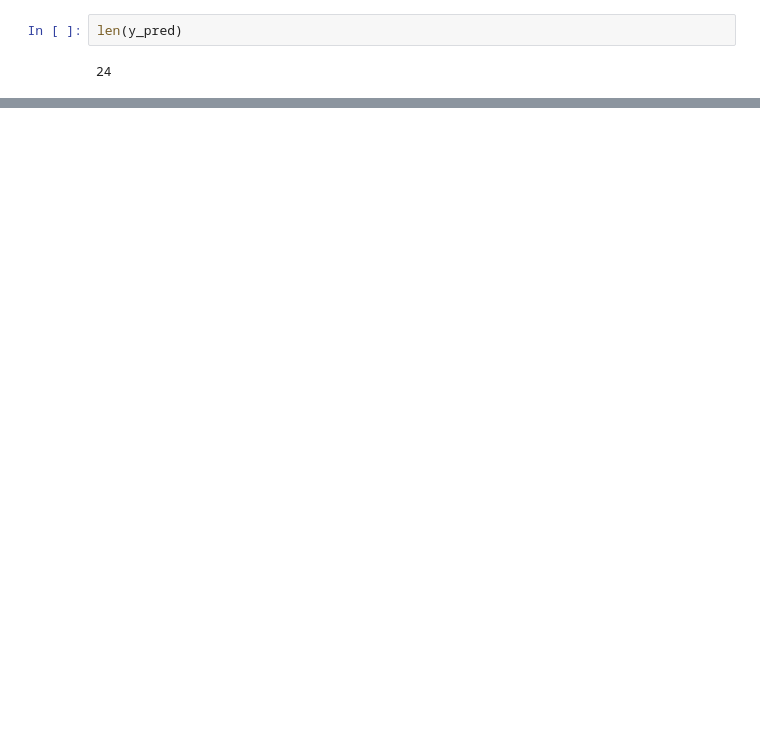
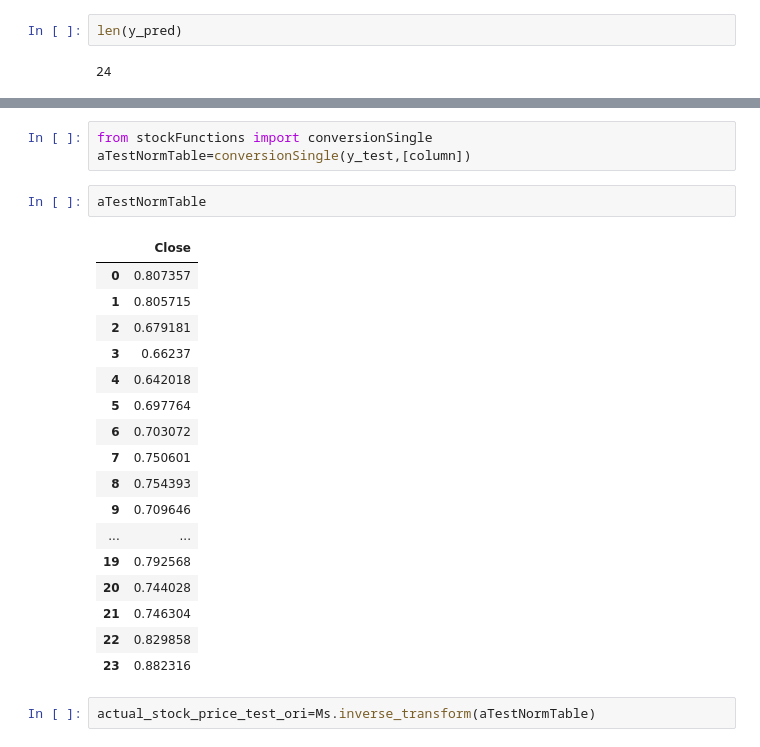
Before and after one commit to velaven/time-series, a Jupyter notebook: AR NEW1.ipynb, the cells around one changed output, grey strips where cells are left out. Drawn from its saved outputs; the diff is of its cells as text; blank space fills up the shorter version.

```diff
--- a/AR NEW1.ipynb
+++ b/AR NEW1.ipynb
@@ -207,0 +211,25 @@ ImportError: numpy.core.multiarray failed to import
+# %%
+from stockFunctions import conversionSingle
+aTestNormTable=conversionSingle(y_test,[column])
+# %%
+aTestNormTable
+# %% [output]
+|  | Close |
+| 0 | 0.807357 |
+| 1 | 0.805715 |
+| 2 | 0.679181 |
+| 3 | 0.66237 |
+| 4 | 0.642018 |
+| 5 | 0.697764 |
+| 6 | 0.703072 |
+| 7 | 0.750601 |
+| 8 | 0.754393 |
+| 9 | 0.709646 |
+| ... | ... |
+| 19 | 0.792568 |
+| 20 | 0.744028 |
+| 21 | 0.746304 |
+| 22 | 0.829858 |
+| 23 | 0.882316 |
+# %%
+actual_stock_price_test_ori=Ms.inverse_transform(aTestNormTable)
```
Also changed, not shown: parts of 32 cells of this notebook.
